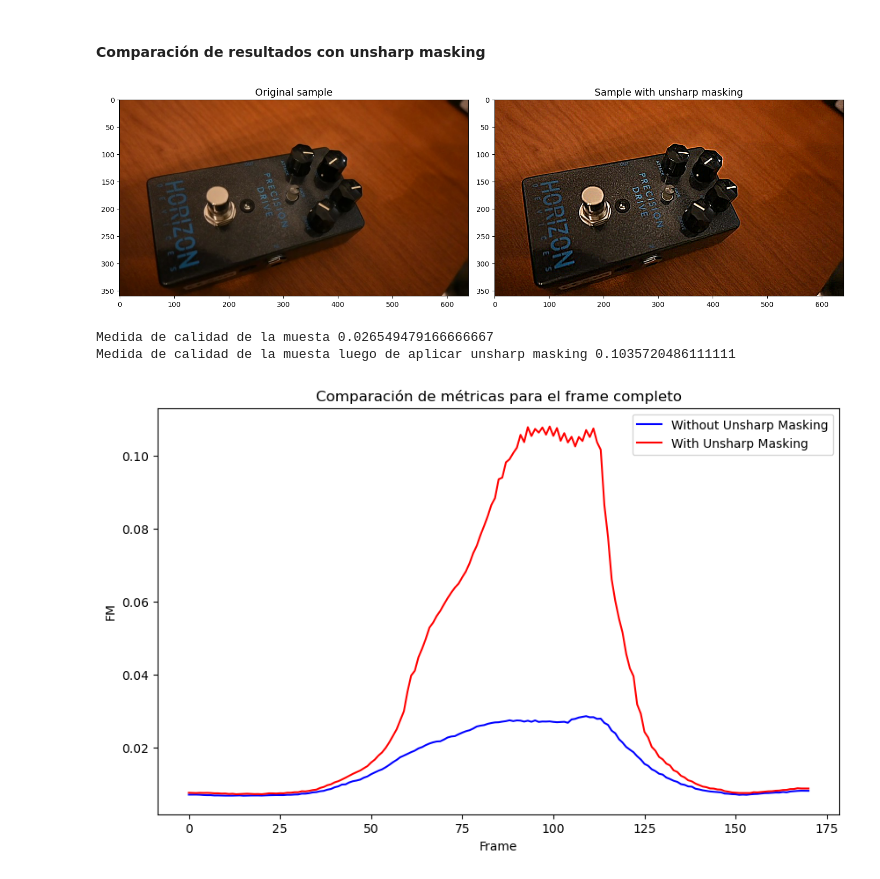
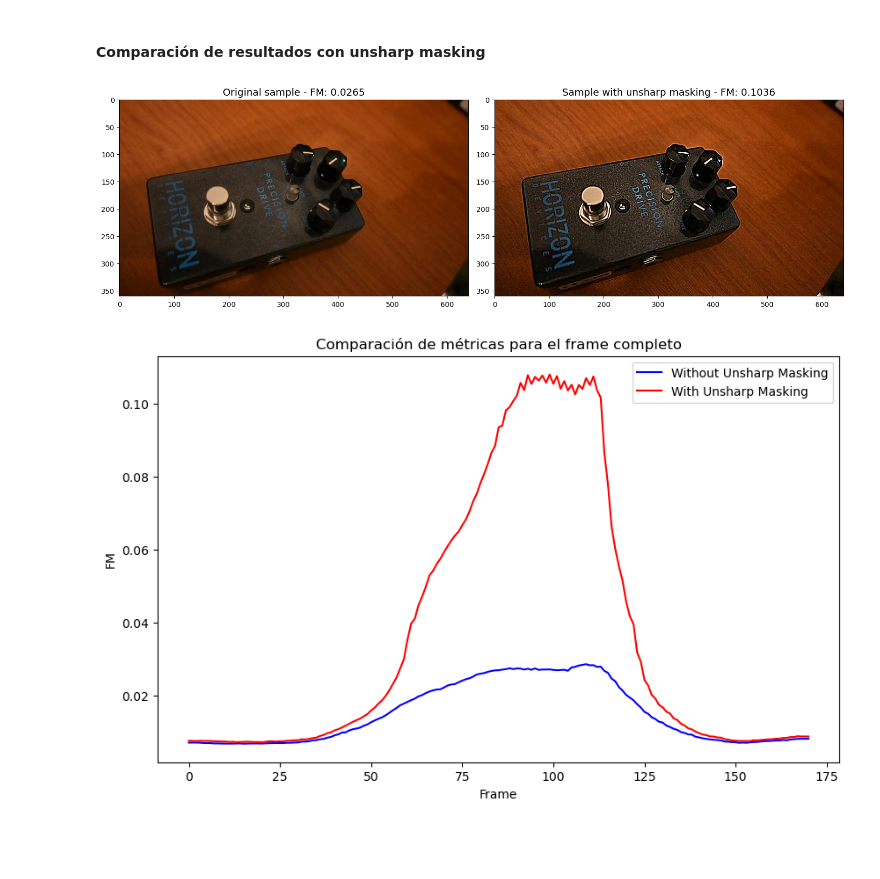
Before and after one commit to mlmicozzi/vision_computadora_I, a Jupyter notebook: TP2/TP2.ipynb, the cells around one changed output. Drawn from its saved outputs; the diff is of its cells as text; code cells hidden in the pictures; blank space fills up the shorter version.

```diff
--- a/TP2/TP2.ipynb
+++ b/TP2/TP2.ipynb
@@ -595,6 +595,21 @@ run_second_experiment(video_path, 'FM_unsharp-masking', calculate_image_quality_
 [figure]
 # %% [markdown]
 #### Comparación de resultados con unsharp masking
+# %%
+# leemos la imagen de muestra y le aplicamos unsharp masking, luego obtenemos la metrica para cada imagen
+
+sample = cv.imread('sample.jpg')
+sample_unsharp_masking = unsharp_masking(sample)
+
+sample_gray = cv.cvtColor(sample, cv.COLOR_BGR2GRAY)
+sample_unsharp_masking_gray = cv.cvtColor(sample_unsharp_masking, cv.COLOR_BGR2GRAY)
+
+metric_sample = calculate_image_quality_measure_FM(sample_gray)
+metric_sample_unsharp_masking = calculate_image_quality_measure_FM(sample_unsharp_masking_gray)
+
+show_images([sample, sample_unsharp_masking], [f'Original sample - FM: {metric_sample:.4f}', f'Sample with unsharp masking - FM: {metric_sample_unsharp_masking:.4f}'])
+# %% [output]
+[figure, added]
 # %%
 # obtenemos las metricas para el frame completo y ROI 10% con y sin unsharp masking
 
@@ -602,26 +617,6 @@ metric_values_full_frame = calculate_video_quality_measure(video_path, calculate
 metric_values_full_frame_unsharp_masking = calculate_video_quality_measure(video_path, calculate_image_quality_measure_FM, apply_unsharp_masking=True)
 metric_values_roi = calculate_video_quality_measure(video_path, calculate_image_quality_measure_FM, roi_percentage=roi_percentage)
 metric_values_roi_unsharp_masking = calculate_video_quality_measure(video_path, calculate_image_quality_measure_FM, roi_percentage=roi_percentage, apply_unsharp_masking=True)
-# %%
-# leemos la imagen de muestra y le aplicamos unsharp masking, luego obtenemos la metrica para cada imagen
-
-sample = cv.imread('sample.jpg')
-sample_unsharp_masking = unsharp_masking(sample)
-
-show_images([sample, sample_unsharp_masking], ['Original sample', 'Sample with unsharp masking'])
-
-sample= cv.cvtColor(sample, cv.COLOR_BGR2GRAY)
-sample_unsharp_masking = cv.cvtColor(sample_unsharp_masking, cv.COLOR_BGR2GRAY)
-
-metric_sample = calculate_image_quality_measure_FM(sample)
-metric_sample_unsharp_masking = calculate_image_quality_measure_FM(sample_unsharp_masking)
-
-print(f"Medida de calidad de la muesta {metric_sample}")
-print(f"Medida de calidad de la muesta luego de aplicar unsharp masking {metric_sample_unsharp_masking}")
-# %% [output]
-[figure, removed]
-Medida de calidad de la muesta 0.026549479166666667
-Medida de calidad de la muesta luego de aplicar unsharp masking 0.1035720486111111
 # %%
 def plot_metrics_comparison(metric_1, metric_2, title) -> None:
     plt.figure(figsize=(10, 6))
```
